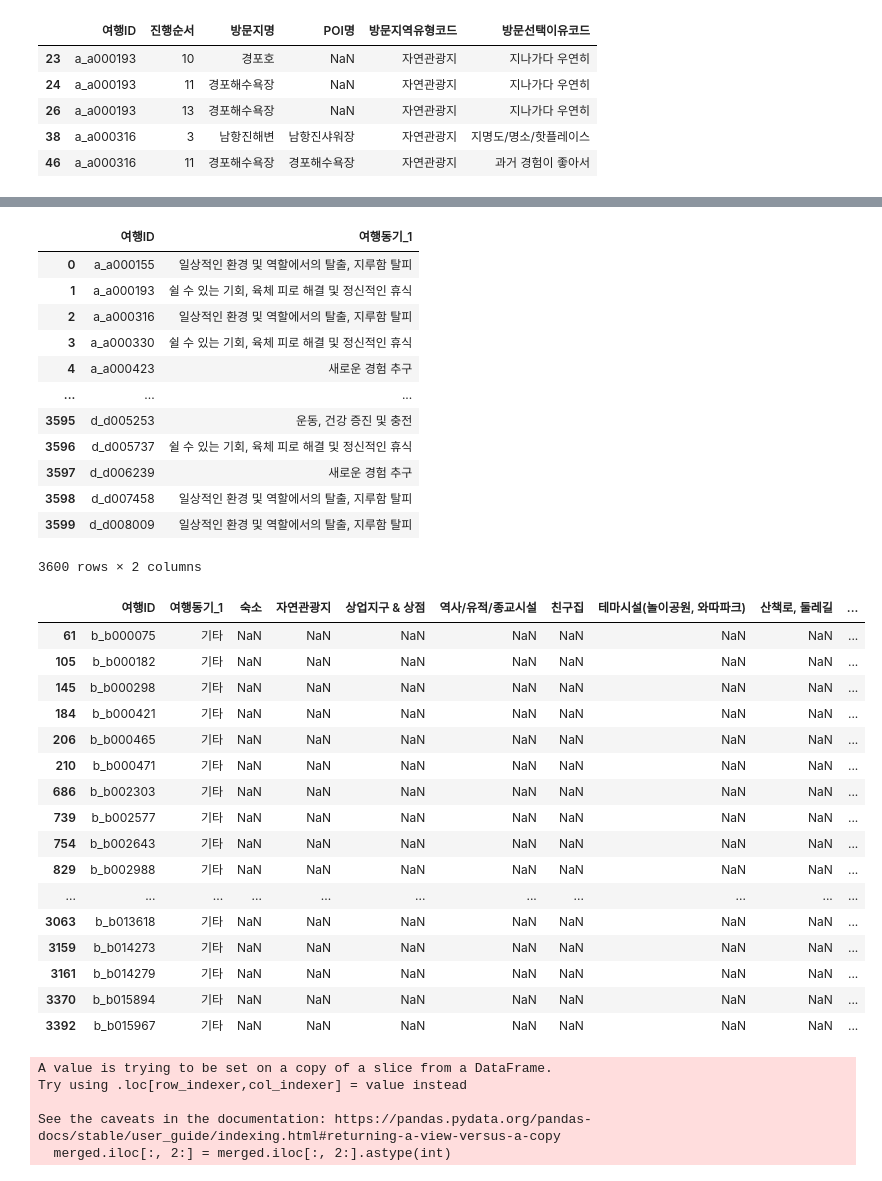
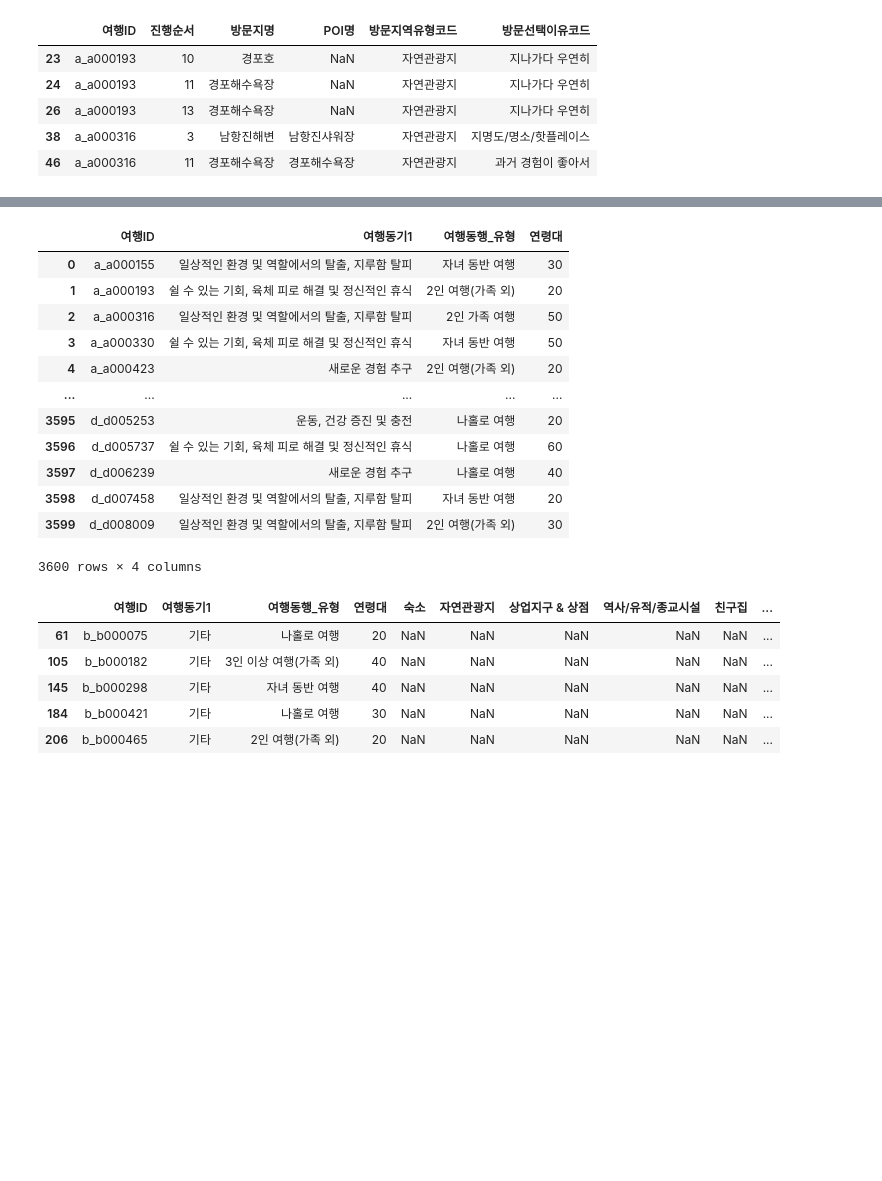
Before and after one commit to ssoom98/where2go, a Jupyter notebook: choi/preprocessing/가설검증전처리.ipynb, the cells around one changed output, grey strips where cells are left out. Drawn from its saved outputs; the diff is of its cells as text; code cells hidden in the pictures; blank space fills up the shorter version.

```diff
--- a/choi/preprocessing/가설검증전처리.ipynb
+++ b/choi/preprocessing/가설검증전처리.ipynb
@@ -79,7 +79,7 @@ cons_his["TRAVEL_ID"].nunique()
 # %%
 # 사용할 컬럼만 추출하기
 cons_his = cons_his[['TRAVEL_ID','VISIT_AREA_ID','ACTIVITY_TYPE_CD']]
-trav_mas=trav_mas[["TRAVELER_ID","TRAVEL_STYL_1", "TRAVEL_STYL_2", "TRAVEL_STYL_3", "TRAVEL_STYL_4", "TRAVEL_STYL_5", "TRAVEL_STYL_6", "TRAVEL_STYL_7", "TRAVEL_STYL_8","TRAVEL_MOTIVE_1","TRAVEL_MOTIVE_2","TRAVEL_MOTIVE_3"]]
+trav_mas=trav_mas[["AGE_GRP","TRAVEL_COMPANIONS_NUM","TRAVEL_STATUS_ACCOMPANY","TRAVELER_ID","TRAVEL_STYL_1", "TRAVEL_STYL_2", "TRAVEL_STYL_3", "TRAVEL_STYL_4", "TRAVEL_STYL_5", "TRAVEL_STYL_6", "TRAVEL_STYL_7", "TRAVEL_STYL_8","TRAVEL_MOTIVE_1","TRAVEL_MOTIVE_2","TRAVEL_MOTIVE_3"]]
 # %%
 from preprocess import preprocess_data
 mapping_plan = {'TRAVEL_STYL_1': 'TSY', 'TRAVEL_STYL_2': 'TSY', 'TRAVEL_STYL_3': 'TSY',
@@ -430,62 +470,45 @@ df_theme
 # %%
 trav_mas_df=trav_mas_df.sort_values(['여행ID']).reset_index(drop=True)
 # %%
-trav_mas_df=trav_mas_df[['여행ID','여행동기_1']]
+trav_mas_df=trav_mas_df[['여행ID','여행동기1','여행동행_유형','연령대']]
 # %%
 trav_mas_df['여행ID']=trav_mas_df['여행ID'].str[0] + '_' + trav_mas_df['여행ID']
 # %%
 trav_mas_df
 # %% [output]
-|  | 여행ID | 여행동기_1 |
-| 0 | a_a000155 | 일상적인 환경 및 역할에서의 탈출, 지루함 탈피 |
-| 1 | a_a000193 | 쉴 수 있는 기회, 육체 피로 해결 및 정신적인 휴식 |
-| 2 | a_a000316 | 일상적인 환경 및 역할에서의 탈출, 지루함 탈피 |
-| 3 | a_a000330 | 쉴 수 있는 기회, 육체 피로 해결 및 정신적인 휴식 |
-| 4 | a_a000423 | 새로운 경험 추구 |
-| ... | ... | ... |
-| 3595 | d_d005253 | 운동, 건강 증진 및 충전 |
-| 3596 | d_d005737 | 쉴 수 있는 기회, 육체 피로 해결 및 정신적인 휴식 |
-| 3597 | d_d006239 | 새로운 경험 추구 |
-| 3598 | d_d007458 | 일상적인 환경 및 역할에서의 탈출, 지루함 탈피 |
-| 3599 | d_d008009 | 일상적인 환경 및 역할에서의 탈출, 지루함 탈피 |
+|  | 여행ID | 여행동기1 | 여행동행_유형 | 연령대 |
+| 0 | a_a000155 | 일상적인 환경 및 역할에서의 탈출, 지루함 탈피 | 자녀 동반 여행 | 30 |
+| 1 | a_a000193 | 쉴 수 있는 기회, 육체 피로 해결 및 정신적인 휴식 | 2인 여행(가족 외) | 20 |
+| 2 | a_a000316 | 일상적인 환경 및 역할에서의 탈출, 지루함 탈피 | 2인 가족 여행 | 50 |
+| 3 | a_a000330 | 쉴 수 있는 기회, 육체 피로 해결 및 정신적인 휴식 | 자녀 동반 여행 | 50 |
+| 4 | a_a000423 | 새로운 경험 추구 | 2인 여행(가족 외) | 20 |
+| ... | ... | ... | ... | ... |
+| 3595 | d_d005253 | 운동, 건강 증진 및 충전 | 나홀로 여행 | 20 |
+| 3596 | d_d005737 | 쉴 수 있는 기회, 육체 피로 해결 및 정신적인 휴식 | 나홀로 여행 | 60 |
+| 3597 | d_d006239 | 새로운 경험 추구 | 나홀로 여행 | 40 |
+| 3598 | d_d007458 | 일상적인 환경 및 역할에서의 탈출, 지루함 탈피 | 자녀 동반 여행 | 20 |
+| 3599 | d_d008009 | 일상적인 환경 및 역할에서의 탈출, 지루함 탈피 | 2인 여행(가족 외) | 30 |
-3600 rows × 2 columns
+3600 rows × 4 columns
 # %%
 # 만약 df_theme의 index가 여행동기라면 index → 열로 이동
 df_theme = df_theme.reset_index()  # or df_theme.rename_axis('여행동기_1').reset_index()
 df_theme
 # 병합
-merged = pd.merge(trav_mas_df, df_theme, how='left', left_on='여행동기_1', right_on='여행동기')
+merged = pd.merge(trav_mas_df, df_theme, how='left', left_on='여행동기1', right_on='여행동기')
 # %%
 merged = merged.drop(columns=['여행동기'])
 # %%
-merged[merged.isnull().any(axis=1)]
+merged[merged.isnull().any(axis=1)].head()
 # %% [output]
-|  | 여행ID | 여행동기_1 | 숙소 | 자연관광지 | 상업지구 & 상점 | 역사/유적/종교시설 | 친구집 | 테마시설(놀이공원, 와따파크) | 산책로, 둘레길 | ... |
-| 61 | b_b000075 | 기타 | NaN | NaN | NaN | NaN | NaN | NaN | NaN | ... |
-| 105 | b_b000182 | 기타 | NaN | NaN | NaN | NaN | NaN | NaN | NaN | ... |
-| 145 | b_b000298 | 기타 | NaN | NaN | NaN | NaN | NaN | NaN | NaN | ... |
-| 184 | b_b000421 | 기타 | NaN | NaN | NaN | NaN | NaN | NaN | NaN | ... |
-| 206 | b_b000465 | 기타 | NaN | NaN | NaN | NaN | NaN | NaN | NaN | ... |
-| 210 | b_b000471 | 기타 | NaN | NaN | NaN | NaN | NaN | NaN | NaN | ... |
-| 686 | b_b002303 | 기타 | NaN | NaN | NaN | NaN | NaN | NaN | NaN | ... |
-| 739 | b_b002577 | 기타 | NaN | NaN | NaN | NaN | NaN | NaN | NaN | ... |
-| 754 | b_b002643 | 기타 | NaN | NaN | NaN | NaN | NaN | NaN | NaN | ... |
-| 829 | b_b002988 | 기타 | NaN | NaN | NaN | NaN | NaN | NaN | NaN | ... |
-| ... | ... | ... | ... | ... | ... | ... | ... | ... | ... | ... |
-| 3063 | b_b013618 | 기타 | NaN | NaN | NaN | NaN | NaN | NaN | NaN | ... |
-| 3159 | b_b014273 | 기타 | NaN | NaN | NaN | NaN | NaN | NaN | NaN | ... |
-| 3161 | b_b014279 | 기타 | NaN | NaN | NaN | NaN | NaN | NaN | NaN | ... |
-| 3370 | b_b015894 | 기타 | NaN | NaN | NaN | NaN | NaN | NaN | NaN | ... |
-| 3392 | b_b015967 | 기타 | NaN | NaN | NaN | NaN | NaN | NaN | NaN | ... |
+|  | 여행ID | 여행동기1 | 여행동행_유형 | 연령대 | 숙소 | 자연관광지 | 상업지구 & 상점 | 역사/유적/종교시설 | 친구집 | ... |
+| 61 | b_b000075 | 기타 | 나홀로 여행 | 20 | NaN | NaN | NaN | NaN | NaN | ... |
+| 105 | b_b000182 | 기타 | 3인 이상 여행(가족 외) | 40 | NaN | NaN | NaN | NaN | NaN | ... |
+| 145 | b_b000298 | 기타 | 자녀 동반 여행 | 40 | NaN | NaN | NaN | NaN | NaN | ... |
+| 184 | b_b000421 | 기타 | 나홀로 여행 | 30 | NaN | NaN | NaN | NaN | NaN | ... |
+| 206 | b_b000465 | 기타 | 2인 여행(가족 외) | 20 | NaN | NaN | NaN | NaN | NaN | ... |
 # %%
 merged = merged.dropna()
 # %%
 # ?? 왜 nan?
-merged.iloc[:, 2:] = merged.iloc[:, 2:].astype(int)
+#merged.iloc[:, 2:] = merged.iloc[:, 2:].astype(int)
-# %% [output]
-A value is trying to be set on a copy of a slice from a DataFrame.
-Try using .loc[row_indexer,col_indexer] = value instead
-
-See the caveats in the documentation: https://pandas.pydata.org/pandas-docs/stable/user_guide/indexing.html#returning-a-view-versus-a-copy
-  merged.iloc[:, 2:] = merged.iloc[:, 2:].astype(int)
 # %%
```
Also changed, not shown: parts of 28 cells of this notebook, 1 other file.
